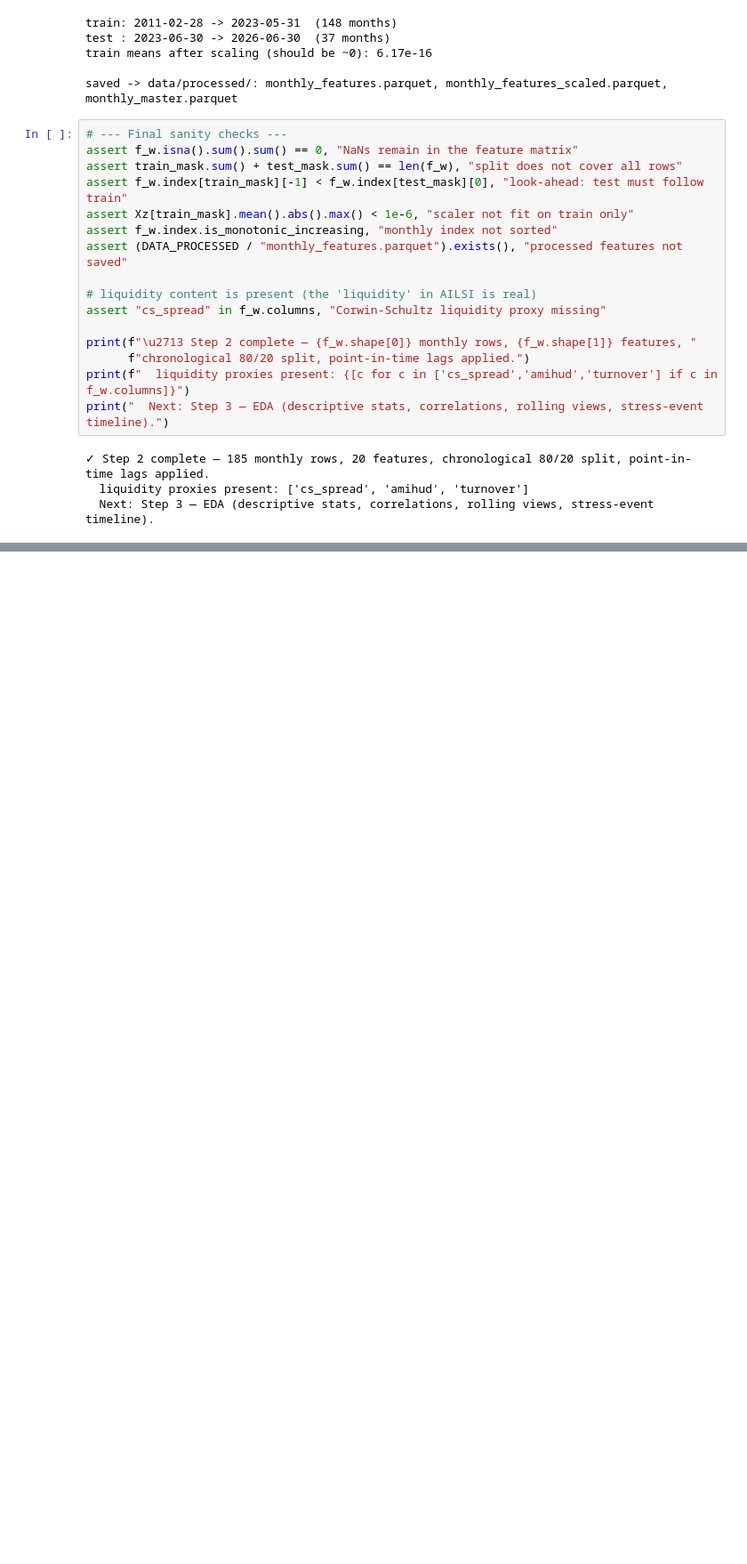
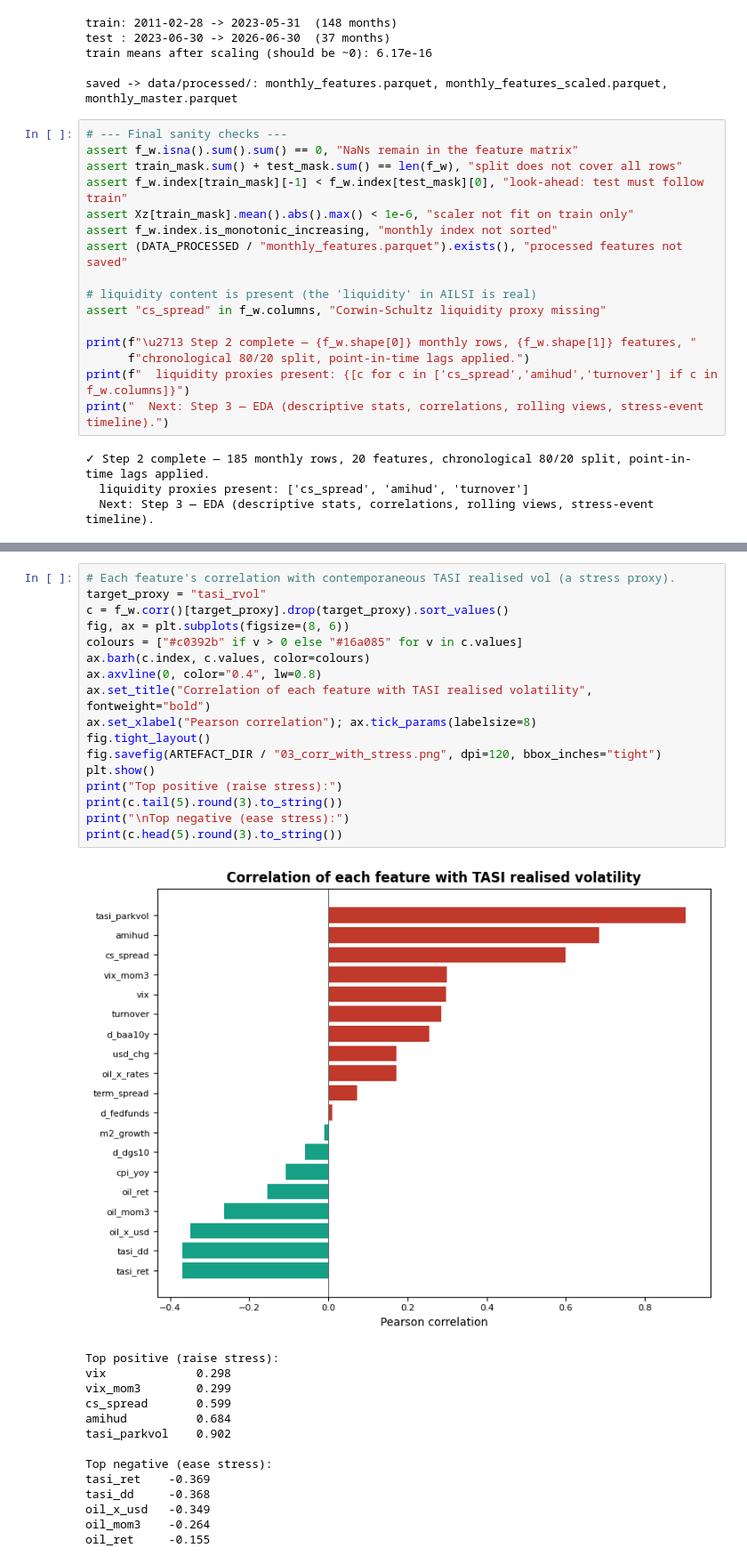
Before and after one commit to Muhfaden/ailsi-tasi, a Jupyter notebook: AILSI_Project.ipynb, the cells around one changed output, grey strips where cells are left out. Shown at 89% size. Cells and saved outputs as stored; diff of their text form; blank space fills up the shorter version.

```diff
--- a/AILSI_Project.ipynb
+++ b/AILSI_Project.ipynb
@@ -782,0 +857,32 @@ print("  Next: Step 3 — EDA (descriptive stats, correlations, rolling views, s
+# %%
+# Each feature's correlation with contemporaneous TASI realised vol (a stress proxy).
+target_proxy = "tasi_rvol"
+c = f_w.corr()[target_proxy].drop(target_proxy).sort_values()
+fig, ax = plt.subplots(figsize=(8, 6))
+colours = ["#c0392b" if v > 0 else "#16a085" for v in c.values]
+ax.barh(c.index, c.values, color=colours)
+ax.axvline(0, color="0.4", lw=0.8)
+ax.set_title("Correlation of each feature with TASI realised volatility", fontweight="bold")
+ax.set_xlabel("Pearson correlation"); ax.tick_params(labelsize=8)
+fig.tight_layout()
+fig.savefig(ARTEFACT_DIR / "03_corr_with_stress.png", dpi=120, bbox_inches="tight")
+plt.show()
+print("Top positive (raise stress):")
+print(c.tail(5).round(3).to_string())
+print("\nTop negative (ease stress):")
+print(c.head(5).round(3).to_string())
+# %% [output]
+[figure, added]
+Top positive (raise stress):
+vix             0.298
+vix_mom3        0.299
+cs_spread       0.599
+amihud          0.684
+tasi_parkvol    0.902
+
+Top negative (ease stress):
+tasi_ret    -0.369
+tasi_dd     -0.368
+oil_x_usd   -0.349
+oil_mom3    -0.264
+oil_ret     -0.155
```
Also changed, not shown: parts of 26 cells of this notebook.
